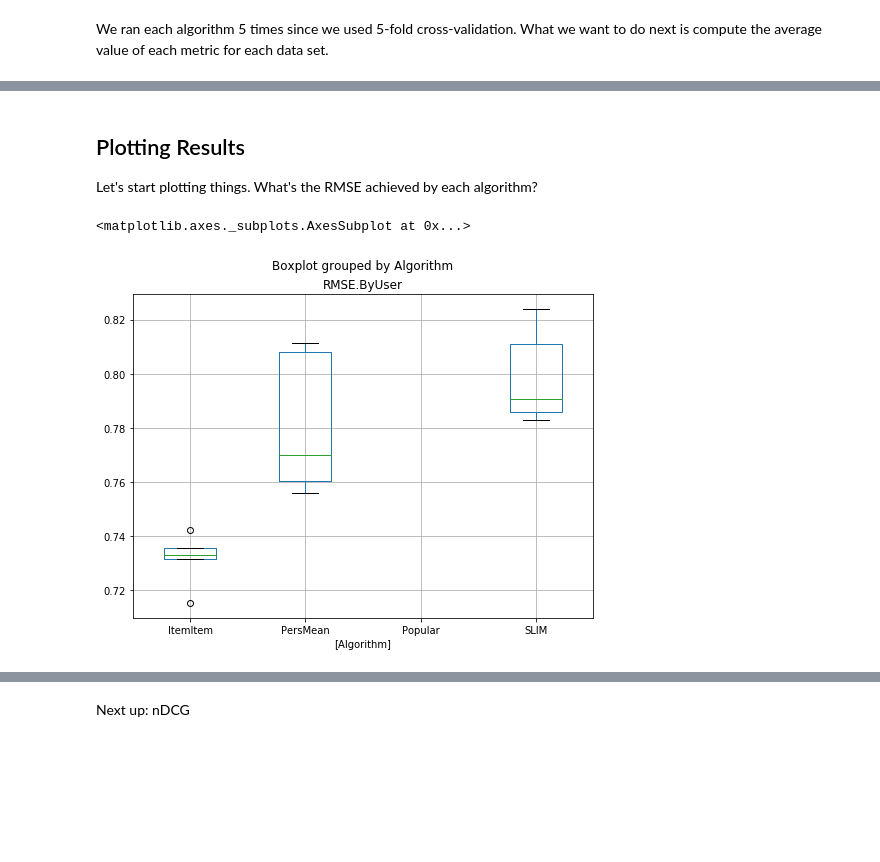
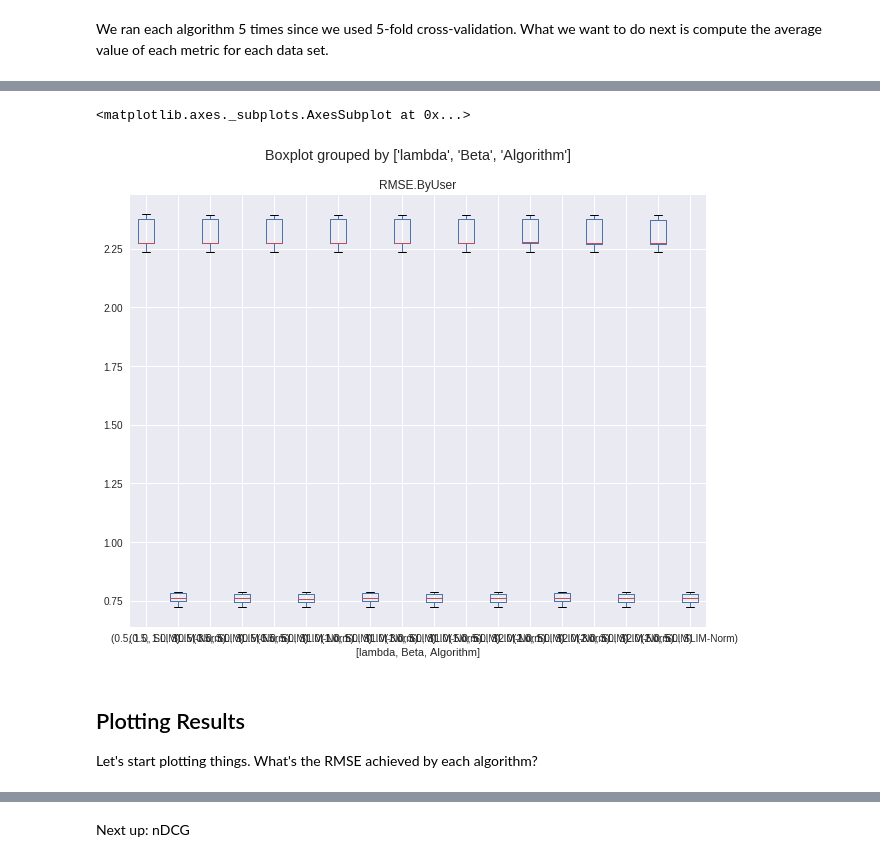
Before and after one commit to KimuraTian/eval-quickstart, a Jupyter notebook: analyze-output.ipynb, the cells around one changed output, grey strips where cells are left out. Cells and saved outputs as stored; diff of their text form; code cells hidden in the pictures; blank space fills up the shorter version.

```diff
--- a/analyze-output.ipynb
+++ b/analyze-output.ipynb
@@ -61,9 +76,9 @@ agg_results
+# %%
+res_slim.boxplot(['RMSE.ByUser'], ['lambda','Beta','Algorithm'], figsize=(10, 8))
+# %% [output]
+<matplotlib.axes._subplots.AxesSubplot at 0x...>
+[figure, added]
 # %% [markdown]
 ## Plotting Results
 
 Let's start plotting things. What's the RMSE achieved by each algorithm?
-# %%
-results.loc[:,['Algorithm', 'RMSE.ByUser']].boxplot(by='Algorithm', figsize=(8,6))
-# %% [output]
-<matplotlib.axes._subplots.AxesSubplot at 0x...>
-[figure, removed]
```
Also changed, not shown: parts of 6 cells of this notebook, 1 other file.
